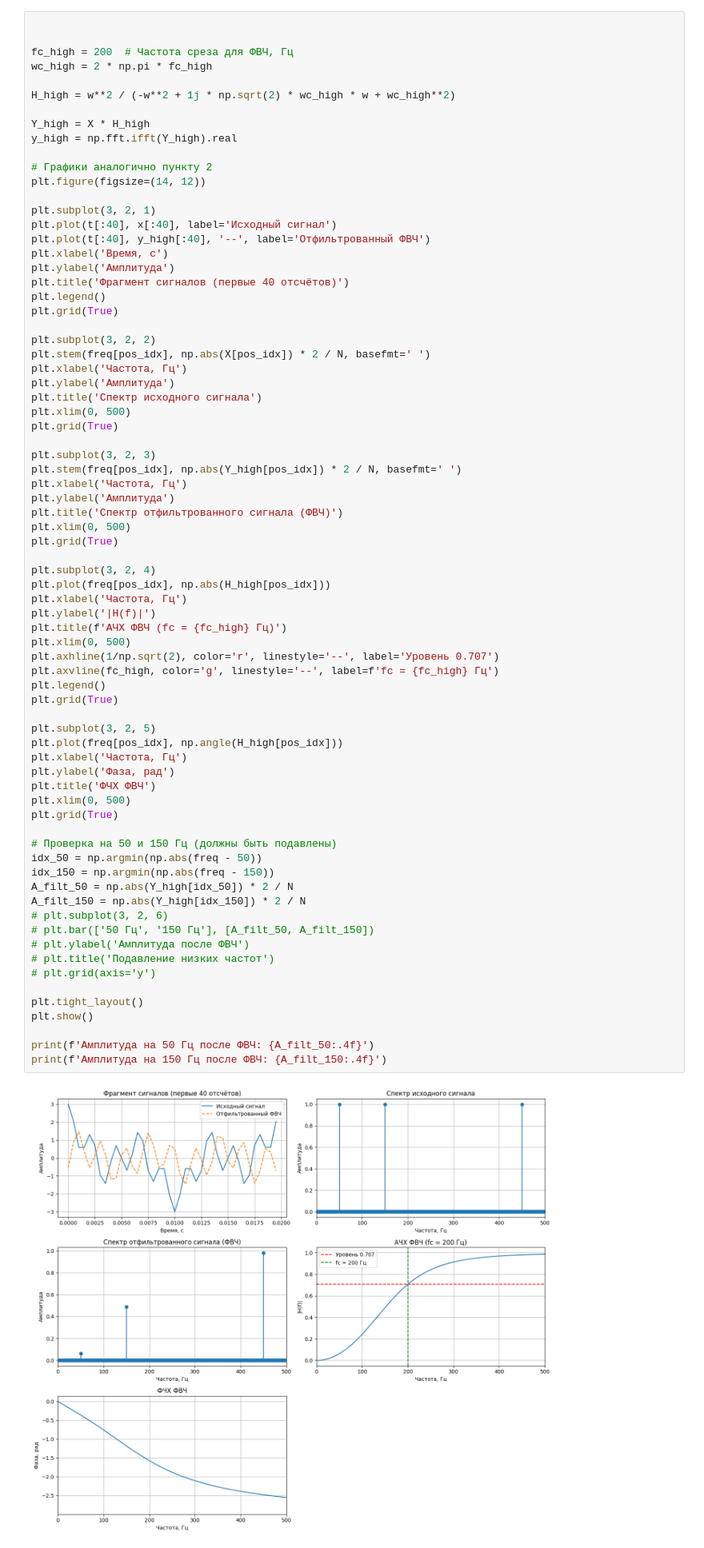
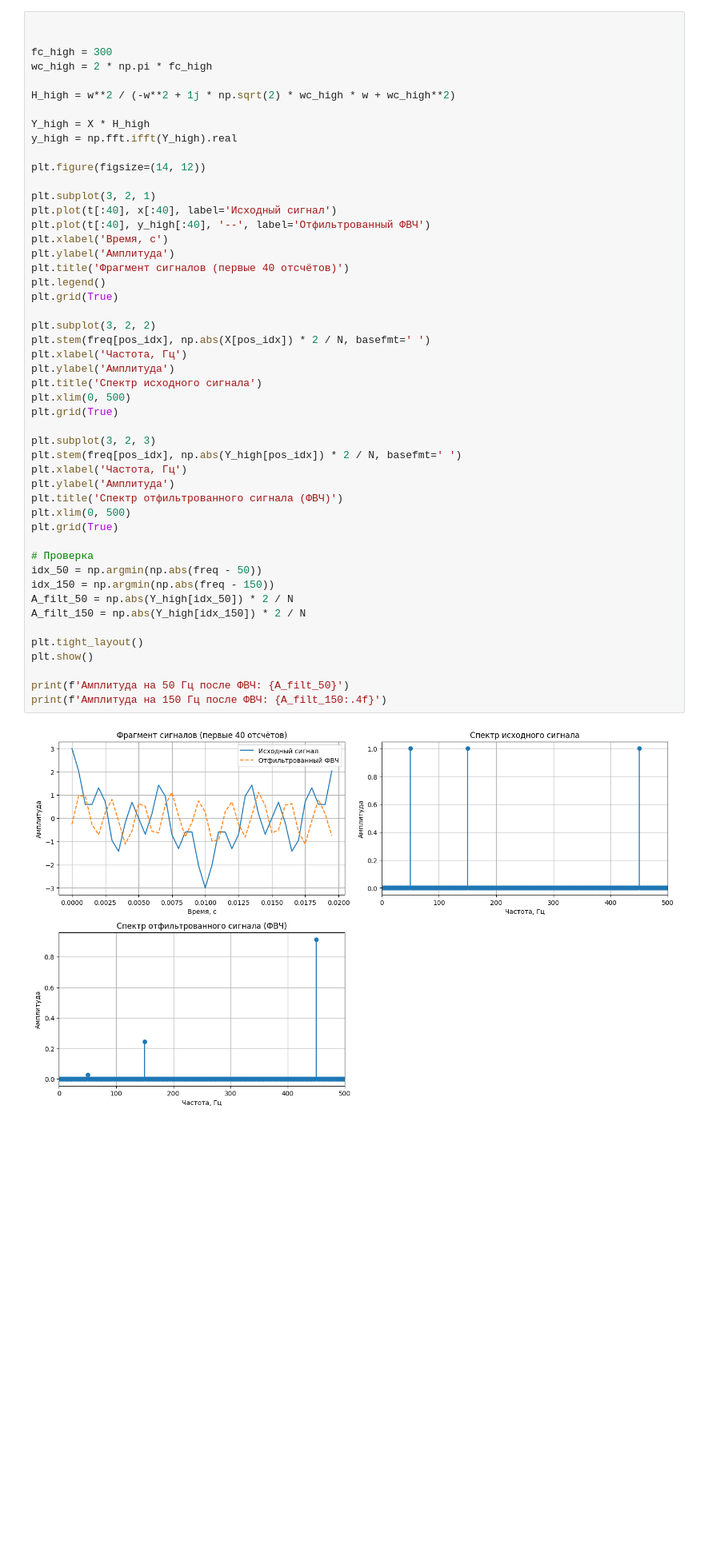
Before and after one commit to KamenevIvan/DPoS, a Jupyter notebook: lab3.ipynb, the cells around one changed output. Shown at 80% size. Drawn from its saved outputs; the diff is of its cells as text; blank space fills up the shorter version.

```diff
--- a/lab3.ipynb
+++ b/lab3.ipynb
@@ -134,7 +93,7 @@ print(f'Отношение: {A_filt/A_orig:.4f}')
 # %%
 
 
-fc_high = 200  # Частота среза для ФВЧ, Гц
+fc_high = 300
 wc_high = 2 * np.pi * fc_high
 
 H_high = w**2 / (-w**2 + 1j * np.sqrt(2) * wc_high * w + wc_high**2)
@@ -142,7 +101,6 @@ H_high = w**2 / (-w**2 + 1j * np.sqrt(2) * wc_high * w + wc_high**2)
 Y_high = X * H_high
 y_high = np.fft.ifft(Y_high).real
 
-# Графики аналогично пункту 2
 plt.figure(figsize=(14, 12))
 
 plt.subplot(3, 2, 1)
@@ -153,57 +111,33 @@ plt.ylabel('Амплитуда')
 plt.title('Фрагмент сигналов (первые 40 отсчётов)')
 plt.legend()
 plt.grid(True)
 
 plt.subplot(3, 2, 2)
 plt.stem(freq[pos_idx], np.abs(X[pos_idx]) * 2 / N, basefmt=' ')
 plt.xlabel('Частота, Гц')
 plt.ylabel('Амплитуда')
 plt.title('Спектр исходного сигнала')
 plt.xlim(0, 500)
 plt.grid(True)
 
 plt.subplot(3, 2, 3)
 plt.stem(freq[pos_idx], np.abs(Y_high[pos_idx]) * 2 / N, basefmt=' ')
 plt.xlabel('Частота, Гц')
 plt.ylabel('Амплитуда')
 plt.title('Спектр отфильтрованного сигнала (ФВЧ)')
 plt.xlim(0, 500)
 plt.grid(True)
 
-plt.subplot(3, 2, 4)
-plt.plot(freq[pos_idx], np.abs(H_high[pos_idx]))
-plt.xlabel('Частота, Гц')
-plt.ylabel('|H(f)|')
-plt.title(f'АЧХ ФВЧ (fc = {fc_high} Гц)')
-plt.xlim(0, 500)
-plt.axhline(1/np.sqrt(2), color='r', linestyle='--', label='Уровень 0.707')
-plt.axvline(fc_high, color='g', linestyle='--', label=f'fc = {fc_high} Гц')
-plt.legend()
-plt.grid(True)
-
-plt.subplot(3, 2, 5)
-plt.plot(freq[pos_idx], np.angle(H_high[pos_idx]))
-plt.xlabel('Частота, Гц')
-plt.ylabel('Фаза, рад')
-plt.title('ФЧХ ФВЧ')
-plt.xlim(0, 500)
-plt.grid(True)
-
-# Проверка на 50 и 150 Гц (должны быть подавлены)
+# Проверка
 idx_50 = np.argmin(np.abs(freq - 50))
 idx_150 = np.argmin(np.abs(freq - 150))
 A_filt_50 = np.abs(Y_high[idx_50]) * 2 / N
 A_filt_150 = np.abs(Y_high[idx_150]) * 2 / N
-# plt.subplot(3, 2, 6)
-# plt.bar(['50 Гц', '150 Гц'], [A_filt_50, A_filt_150])
-# plt.ylabel('Амплитуда после ФВЧ')
-# plt.title('Подавление низких частот')
-# plt.grid(axis='y')
 
 plt.tight_layout()
 plt.show()
 
-print(f'Амплитуда на 50 Гц после ФВЧ: {A_filt_50:.4f}')
+print(f'Амплитуда на 50 Гц после ФВЧ: {A_filt_50}')
 print(f'Амплитуда на 150 Гц после ФВЧ: {A_filt_150:.4f}')
 # %% [output]
-[figure, old version]
+[figure, new version]
```
Also changed, not shown: parts of 12 cells of this notebook.
